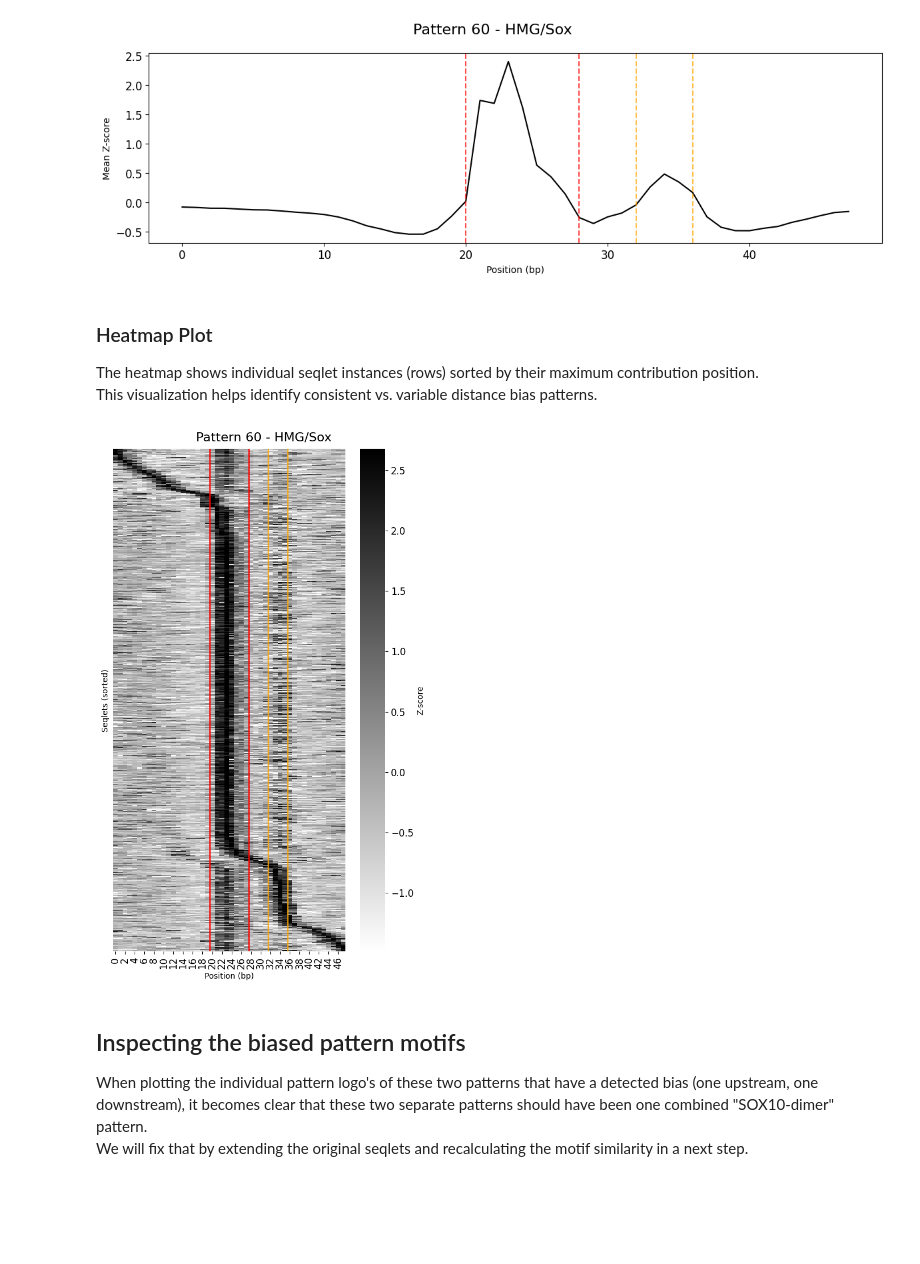
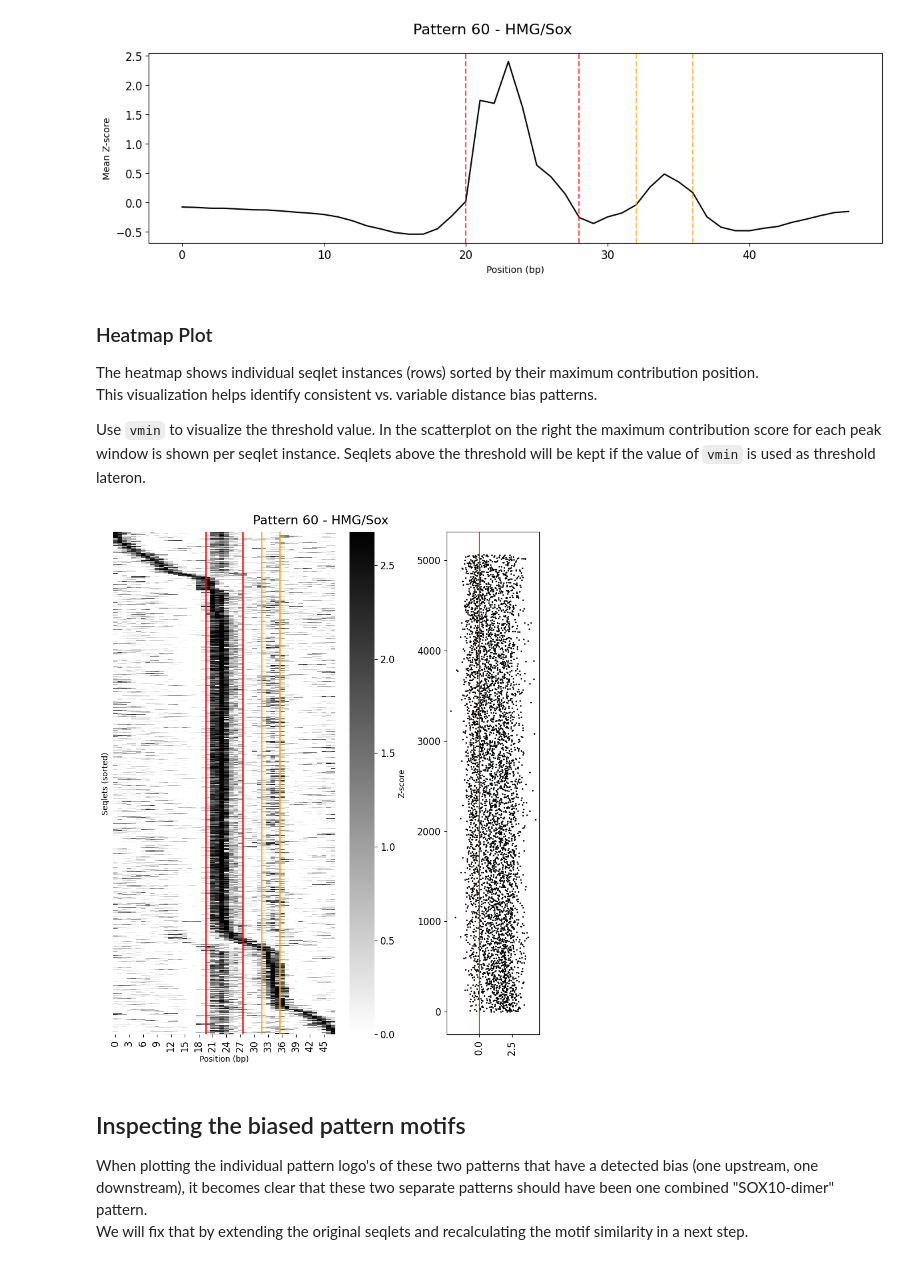
Before and after one commit to aertslab/TF-MInDi, a Jupyter notebook: docs/notebooks/04_distance_bias_detection.ipynb, the cells around one changed output. Drawn from its saved outputs; the diff is of its cells as text; code cells hidden in the pictures; blank space fills up the shorter version.

```diff
--- a/docs/notebooks/04_distance_bias_detection.ipynb
+++ b/docs/notebooks/04_distance_bias_detection.ipynb
@@ -12,6 +12,8 @@ import tfmindi as tm
 %matplotlib inline
 
 DATA_DIR = "../../../../data/tfmindi/"  # change to your project's data directory
+
+DATA_DIR = "/data/groups/vib.ai/stein.aerts/lmahieu/data/tfmindi/"
 # %%
 # Load clustered data from previous tutorial
 adata = tm.load_h5ad(DATA_DIR + "seqlets_clustered.h5ad")
@@ -82,10 +84,14 @@ for pattern_id in list(patterns_with_bias.keys()):
 
 The heatmap shows individual seqlet instances (rows) sorted by their maximum contribution position.
 This visualization helps identify consistent vs. variable distance bias patterns.
+
+Use `vmin` to visualize the threshold value. In the scatterplot on the right the maximum contribution
+score for each peak window is shown per seqlet instance. Seqlets above the threshold will be kept
+if the value of `vmin` is used as threshold lateron.
 # %%
-tm.pl.distance_bias_heatmap(result, title=f"Pattern {pattern_id} - {patterns[pattern_id].dbd}", x_label_rotation=90)
+tm.pl.distance_bias_heatmap(result, title=f"Pattern {pattern_id} - {patterns[pattern_id].dbd}", x_label_rotation=90, vmin = 0)
 # %% [output]
-[figure, old version]
+[figure, new version]
 # %% [markdown]
 ## Inspecting the biased pattern motifs
 
```
Also changed, not shown: parts of 40 cells of this notebook, 1 other file.
